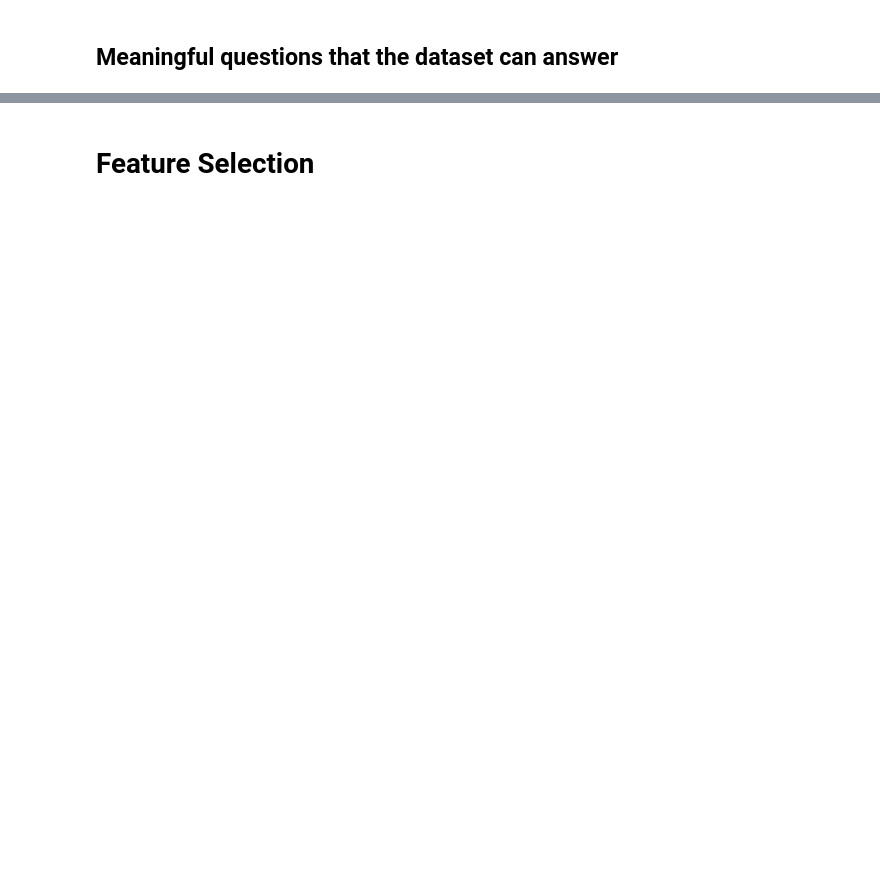
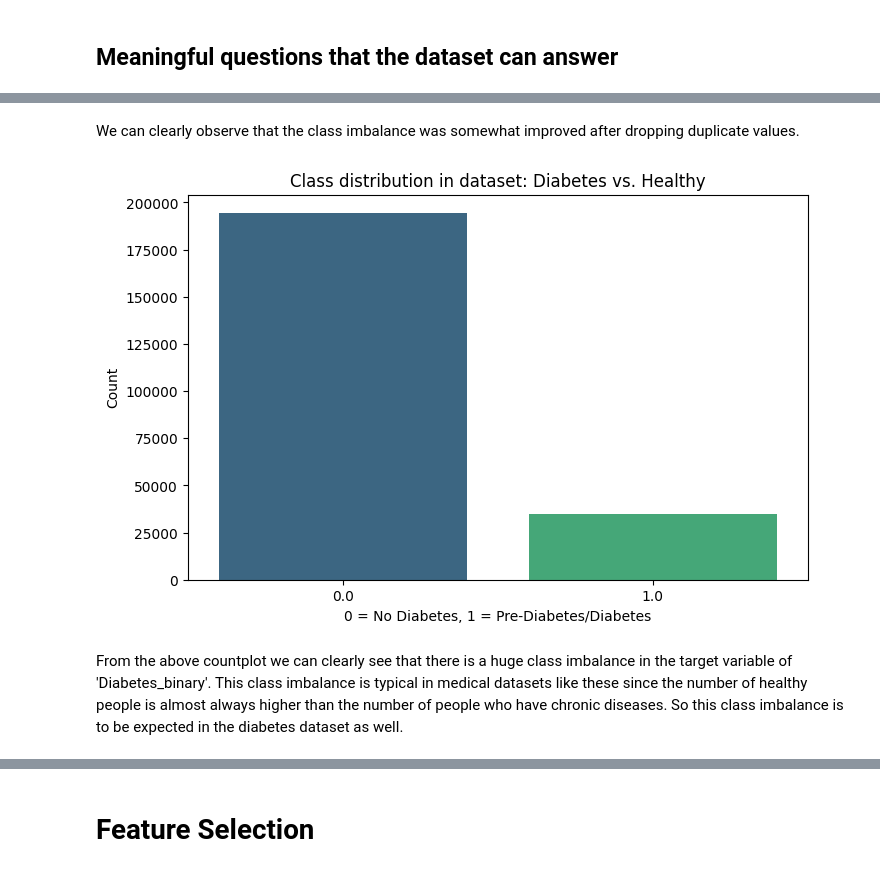
Before and after one commit to sanyamrajbhandari/Final_Portfolio_Assessment_5CS037, a Jupyter notebook: 2461989_SanyamRajbhandari_Classification.ipynb, the cells around one changed output, grey strips where cells are left out. Cells and saved outputs as stored; diff of their text form; code cells hidden in the pictures; blank space fills up the shorter version.

```diff
--- a/2461989_SanyamRajbhandari_Classification.ipynb
+++ b/2461989_SanyamRajbhandari_Classification.ipynb
@@ -203,8 +112,0 @@ In order to handle the seemingly missing values we replace them with a state "no
-# %%
-# Replacing the NaN values with the string 'None'
-df['Chronic_Diseases'] = df['Chronic_Diseases'].fillna('None')
-df['Treatment_Type'] = df['Treatment_Type'].fillna('None')
-
-# Verifying that there are no remaining missing values in these columns
-print("Missing values in Chronic_Diseases:", df['Chronic_Diseases'].isnull().sum())
-print("Missing values in Treatment_Type:", df['Treatment_Type'].isnull().sum())
@@ -216,6 +112,0 @@ Checking for duplicated values
-# %%
-#Before we check for dupliated values, we drop the patient ID column
-df.drop(columns=['Patient_ID'], inplace=True)
-
-#checking for duplicates
-df.duplicated().sum()
@@ -248,6 +112,0 @@ We can observe that most columns are categorical.
-# %%
-# List of columns identified as 'Post-Diagnostic'
-cols_to_remove = ['Treatment_Type', 'Survival_Years_After_Diagnosis']
-
-# Dropping the columns from the stratified dataframe
-df.drop(columns=cols_to_remove, inplace=True)
@@ -692,0 +168,8 @@ Best CV F1-Score: 0.1615
+# %%
+df.drop_duplicates(inplace= True)
+# Showing the counts and the percentages after dropping duplicates
+print("Class Distribution (Counts):")
+print(df['Diabetes_binary'].value_counts())
+
+print("\nClass Distribution (Percentages):")
+print(df['Diabetes_binary'].value_counts(normalize=True) * 100)
@@ -692,0 +188,16 @@ Best CV F1-Score: 0.1615
+# %% [markdown]
+We can clearly observe that the class imbalance was somewhat improved after dropping duplicate values.
+# %%
+#Visualizing the class distribution of the target variable (Diabetes_Binary)
+
+plt.figure(figsize=(8, 5))
+sns.countplot(x='Diabetes_binary', data=df, hue='Diabetes_binary', palette='viridis', legend=False)
+
+plt.title('Class distribution in dataset: Diabetes vs. Healthy')
+plt.xlabel('0 = No Diabetes, 1 = Pre-Diabetes/Diabetes')
+plt.ylabel('Count')
+plt.show()
+# %% [output]
+[figure, added]
+# %% [markdown]
+From the above countplot we can clearly see that there is a huge class imbalance in the target variable of 'Diabetes_binary'. This class imbalance is typical in medical datasets like these since the number of healthy people is almost always higher than the number of people who have chronic diseases. So this class imbalance is to be expected in the diabetes dataset as well.
```
Also changed, not shown: parts of 109 cells of this notebook.
